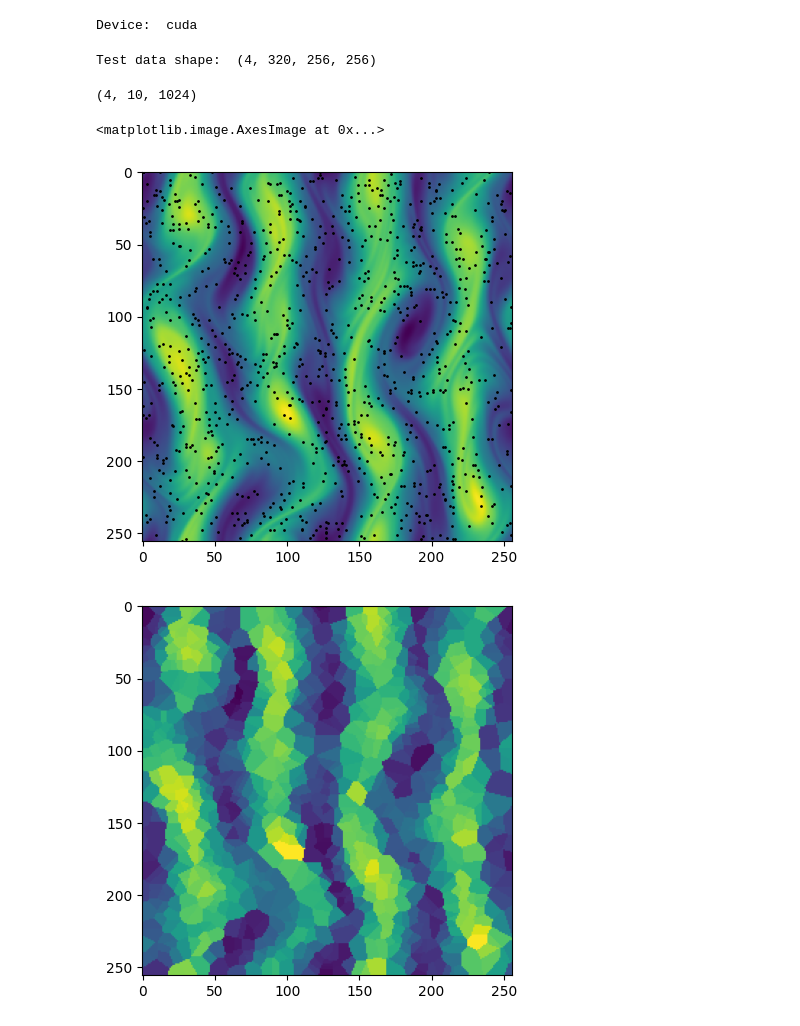
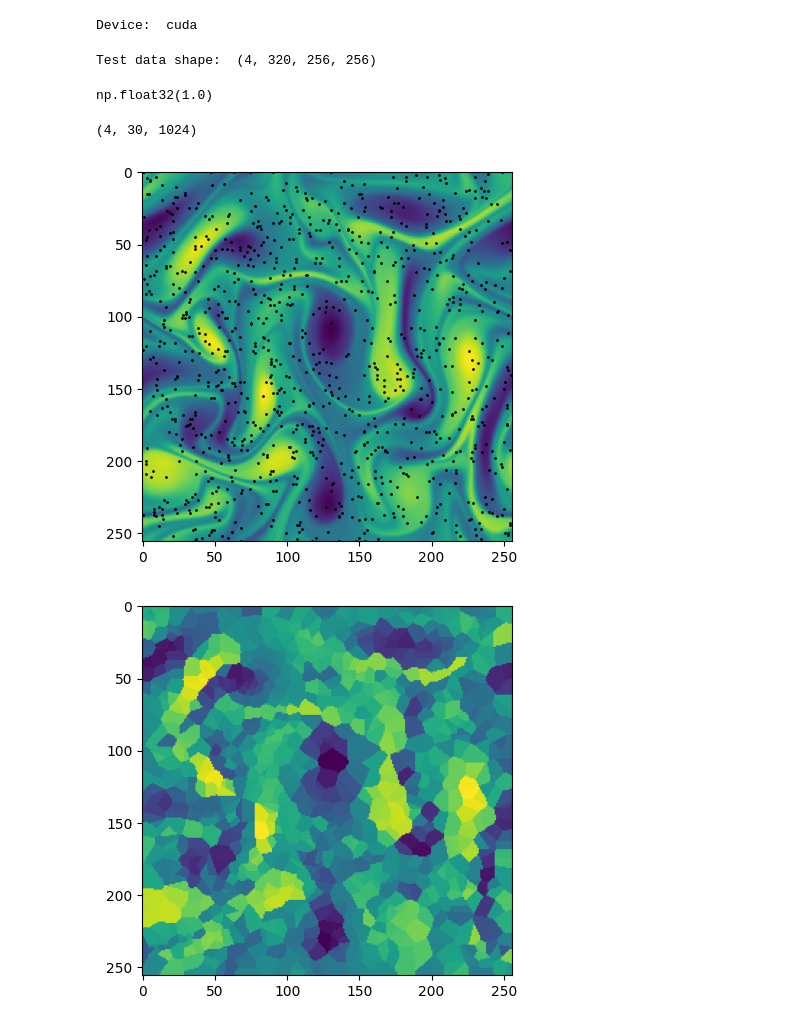
Before and after one commit to baristuran/baris-personal, a Jupyter notebook: data_assimilation.ipynb, the cells around one changed output. Saved outputs shown, nothing was run; the diff lists cells and outputs as text; code cells hidden in the pictures.

```diff
--- a/data_assimilation.ipynb
+++ b/data_assimilation.ipynb
@@ -19,8 +19,10 @@ Device:  cuda
 # The data is in https://drive.google.com/file/d/1n9gjLCxzFe8N2QbHeZkDtswlSdNyJpEs/view?usp=drive_link
 test_data = np.load("test_dataset.npy")
 print("Test data shape: ", test_data.shape)
+np.max(test_data)
 # %% [output]
 Test data shape:  (4, 320, 256, 256)
+np.float32(1.0)
 # %%
 class SimpleUNet(nn.Module):
     def __init__(self):
@@ -111,39 +113,46 @@ def denoise(guidance, model, K, beta_min = 1e-4, beta_max = 0.02, steps=[1000],
 #Randomly choose a fixed percentage of points from the test snapshot
 percentage = 1.5625
 factor = percentage/100
+start_idx = 70
+end_idx = 100
 N = int(256**2 * factor)
-test_snapshots = test_data
+test_snapshots = test_data[:, start_idx : end_idx]
 nx = np.random.randint(0, 256, (N,))
 ny = np.random.randint(0, 256, (N,))
-sparse_measurement =  test_snapshots[:, :10, nx, ny]
+sparse_measurement =  test_snapshots[..., nx, ny]
 
 #Nearest neighbor interpolation
 xx,yy = np.meshgrid(np.arange(256), np.arange(256))
 coordinates = np.vstack((nx, ny)).T
 #interpolated_sparse_measurement = interpolate.griddata(coordinates, sparse_measurement, (xx,yy), method='nearest').T
 sparse_measurement_list = []
 print(sparse_measurement.shape)
 for i in range(sparse_measurement.shape[0]):
     sl_list = []
     for j in range(sparse_measurement.shape[1]):
         sl_list.append(interpolate.griddata(coordinates, sparse_measurement[i,j], (xx,yy), method='nearest').T)
     sparse_measurement_list.append(sl_list)
 
 interpolated_sparse_measurement = np.array(sparse_measurement_list)
 
 #Visualize location of selected points and interpolated sparse measurements
 figure,ax = plt.subplots()
 figure2,ax2 = plt.subplots()
 ax.imshow(test_snapshots[0,5])
 mask = np.zeros((256, 256))
 mask[nx, ny] = 1
 ax.scatter(xx*mask, yy*mask, s=1, c="black")
 ax2.imshow(interpolated_sparse_measurement[0, 5])
+
+#Choose one of the four trajectories
+trajectory = 3
+sparse_measurement = torch.tensor(interpolated_sparse_measurement[trajectory],  dtype=torch.float32).unsqueeze(1).to(device)
+K = 1
+steps = np.ones((K,), dtype=np.int16) * 200
 # %% [output]
-(4, 10, 1024)
+(4, 30, 1024)
-<matplotlib.image.AxesImage at 0x...>
-[figure, old version]
+[figure, new version]
-[figure, old version]
+[figure, new version]
 # %%
 
 #Generate high fidelity data from sparse mesurements
```
Also changed, not shown: parts of 5 cells of this notebook, 2 other files.
